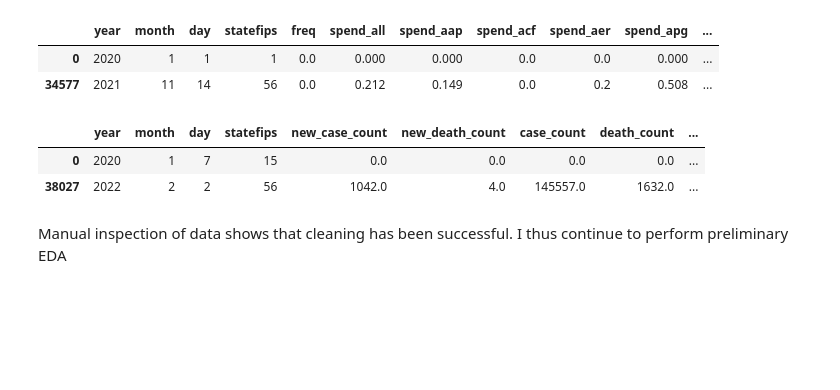
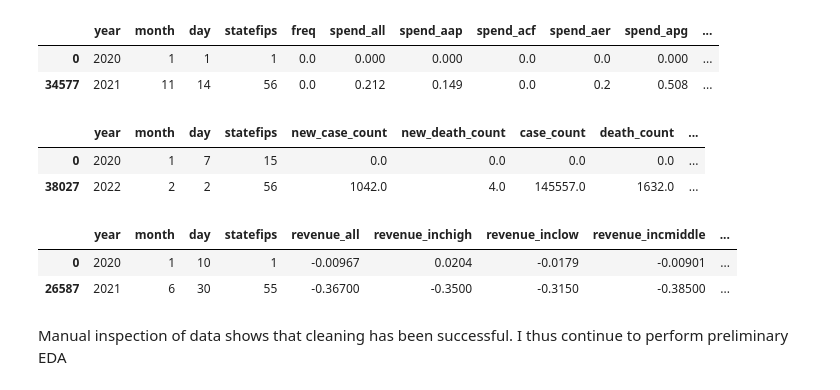
Before and after one commit to cjohnsoncruz/covid_spread_and_business_revenue, a Jupyter notebook: Quantifying_how_Covid_Case_Rates_affect_Business_Revenue.ipynb, the cells around one changed output. Drawn from its saved outputs; the diff is of its cells as text; code cells hidden in the pictures; blank space fills up the shorter version.

```diff
--- a/Quantifying_how_Covid_Case_Rates_affect_Business_Revenue.ipynb
+++ b/Quantifying_how_Covid_Case_Rates_affect_Business_Revenue.ipynb
@@ -109,7 +120,9 @@ protected_cols = list(covid_rate_per_state.keys())[0:4] + ['state']
 #add which state each row is taken from
 add_state_col(spending_per_state, state_IDs)
 add_state_col(covid_rate_per_state, state_IDs)
+add_state_col(revenue_per_state, state_IDs)
 
+revenue_per_state = replace_nonnumeric_entries_df_force_nan(revenue_per_state, protected_cols)
 spending_per_state= replace_nonnumeric_entries_df_force_nan(spending_per_state, protected_cols)
 covid_rate_per_state = replace_nonnumeric_entries_df_force_nan(covid_rate_per_state, protected_cols)
 # %%
@@ -124,5 +137,11 @@ covid_rate_per_state.head(1).append(covid_rate_per_state.tail(1))
 |  | year | month | day | statefips | new_case_count | new_death_count | case_count | death_count | ... |
 | 0 | 2020 | 1 | 7 | 15 | 0.0 | 0.0 | 0.0 | 0.0 | ... |
 | 38027 | 2022 | 2 | 2 | 56 | 1042.0 | 4.0 | 145557.0 | 1632.0 | ... |
+# %%
+revenue_per_state.head(1).append(revenue_per_state.tail(1))
+# %% [output]
+|  | year | month | day | statefips | revenue_all | revenue_inchigh | revenue_inclow | revenue_incmiddle | ... |
+| 0 | 2020 | 1 | 10 | 1 | -0.00967 | 0.0204 | -0.0179 | -0.00901 | ... |
+| 26587 | 2021 | 6 | 30 | 55 | -0.36700 | -0.3500 | -0.3150 | -0.38500 | ... |
 # %% [markdown]
 Manual inspection of data shows that cleaning has been successful. I thus continue to perform preliminary EDA
```
Also changed, not shown: parts of 18 cells of this notebook.
